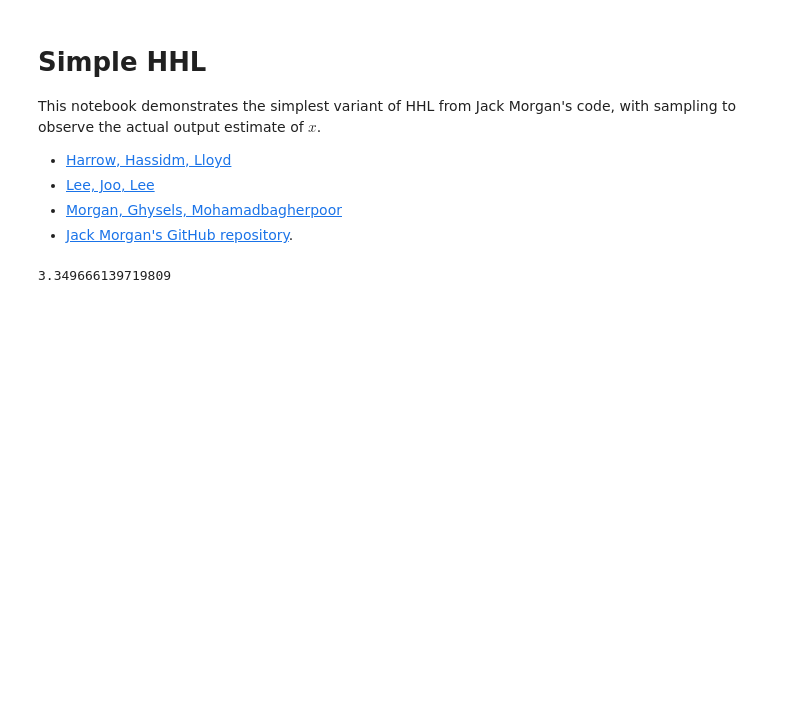
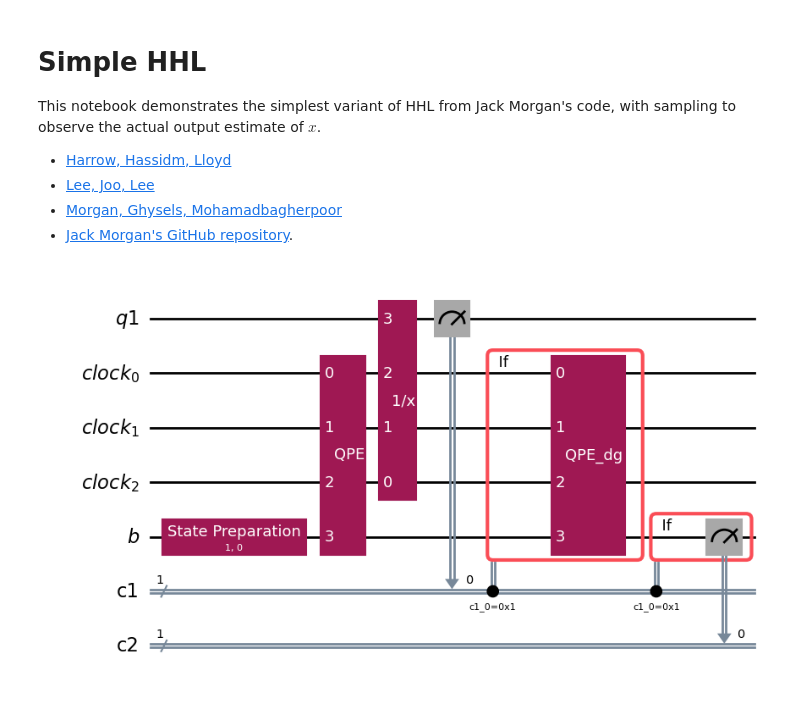
Before and after one commit to johnbhurst/phys460, a Jupyter notebook: bin/project/morgan_simple_hhl_samples.ipynb, the cells around one changed output. Saved outputs shown, nothing was run; the diff lists cells and outputs as text; code cells hidden in the pictures; blank space fills up the shorter version.

Commit message:
fix: Changed output.

```diff
--- a/bin/project/morgan_simple_hhl_samples.ipynb
+++ b/bin/project/morgan_simple_hhl_samples.ipynb
@@ -41,33 +41,33 @@ eigenvalue_inversion = ExactReciprocal(num_clock_qubits, inversion_scale, neg_va
 # Build circuit:
 flag = QuantumRegister(1)
 clock_reg = QuantumRegister(num_clock_qubits, "clock")
 b_reg = QuantumRegister(qpe.num_qubits - num_clock_qubits, "b")
 c_reg = ClassicalRegister(1, "c1")
 circuit = QuantumCircuit(flag, clock_reg, b_reg, c_reg)
 circuit.append(state_preparation, b_reg)
 circuit.append(qpe, clock_reg[:] + b_reg[:])
 circuit.append(eigenvalue_inversion, clock_reg[::-1]+[flag[0]])
 circuit.measure(0, 0)
 with circuit.if_test((0,1)) as passed:
     circuit.append(qpe.inverse(), clock_reg[:] + b_reg[:])
 num_b_qubits = int(np.log2(b.size))
 c2_reg = ClassicalRegister(1, "c2")
 circuit.add_register(c2_reg)
 with circuit.if_test((0,1)) as passed:
     circuit.measure(-1, c2_reg[0])
 
-# display(circuit.draw(output='mpl'))
+display(circuit.draw(output='mpl'))
 
 backend = AerSimulator()
 transpiled_circuit = transpile(circuit, backend)
 results = []
 for _ in range(100):
     job = backend.run(transpiled_circuit)
     counts = job.result().get_counts()
     # print(counts)
     result = counts['0 1']/counts['1 1']
     results.append(result)
 
-print(np.average(results))
+# print(np.average(results))
 # %% [output]
-3.349666139719809
+[figure, added]
```
